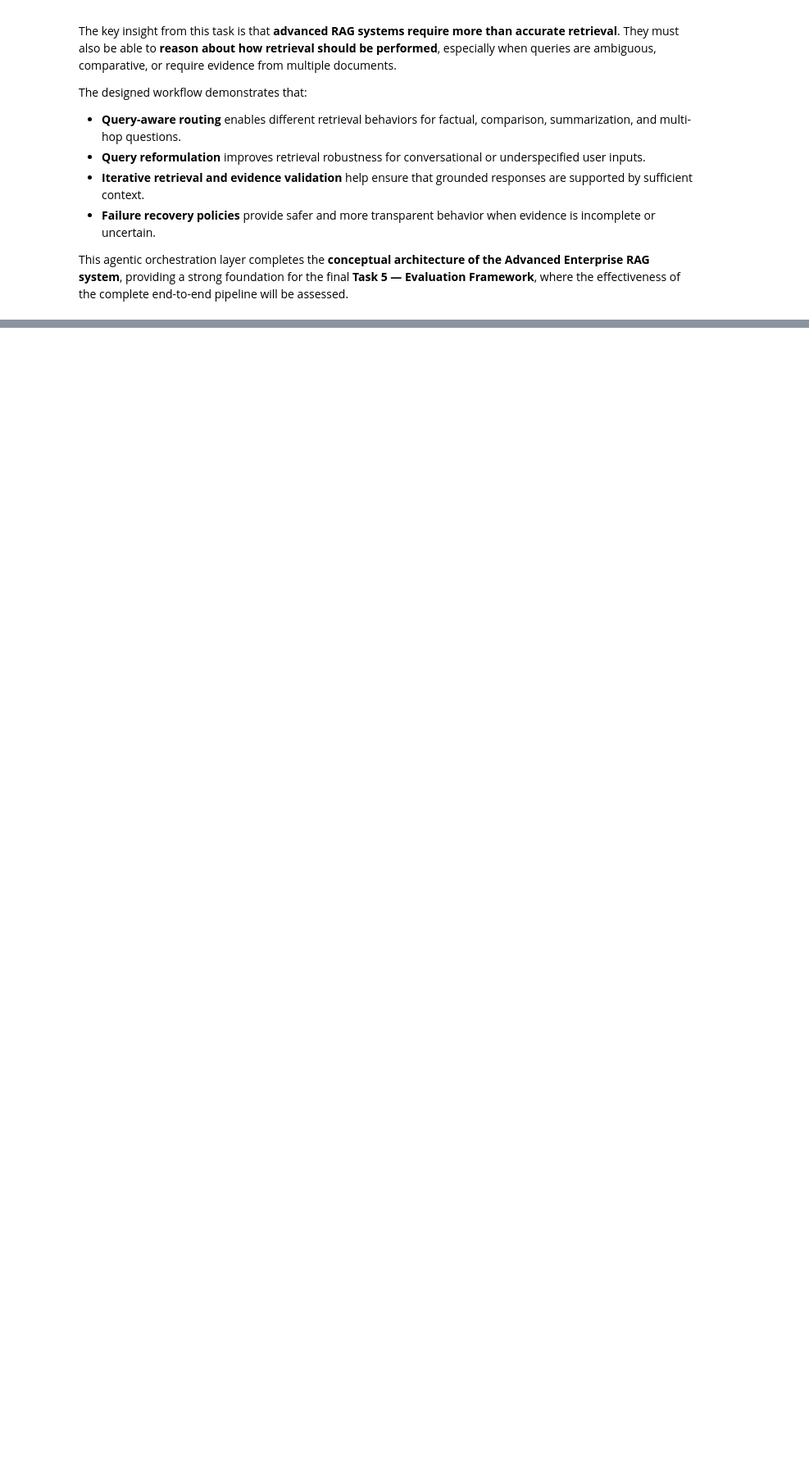
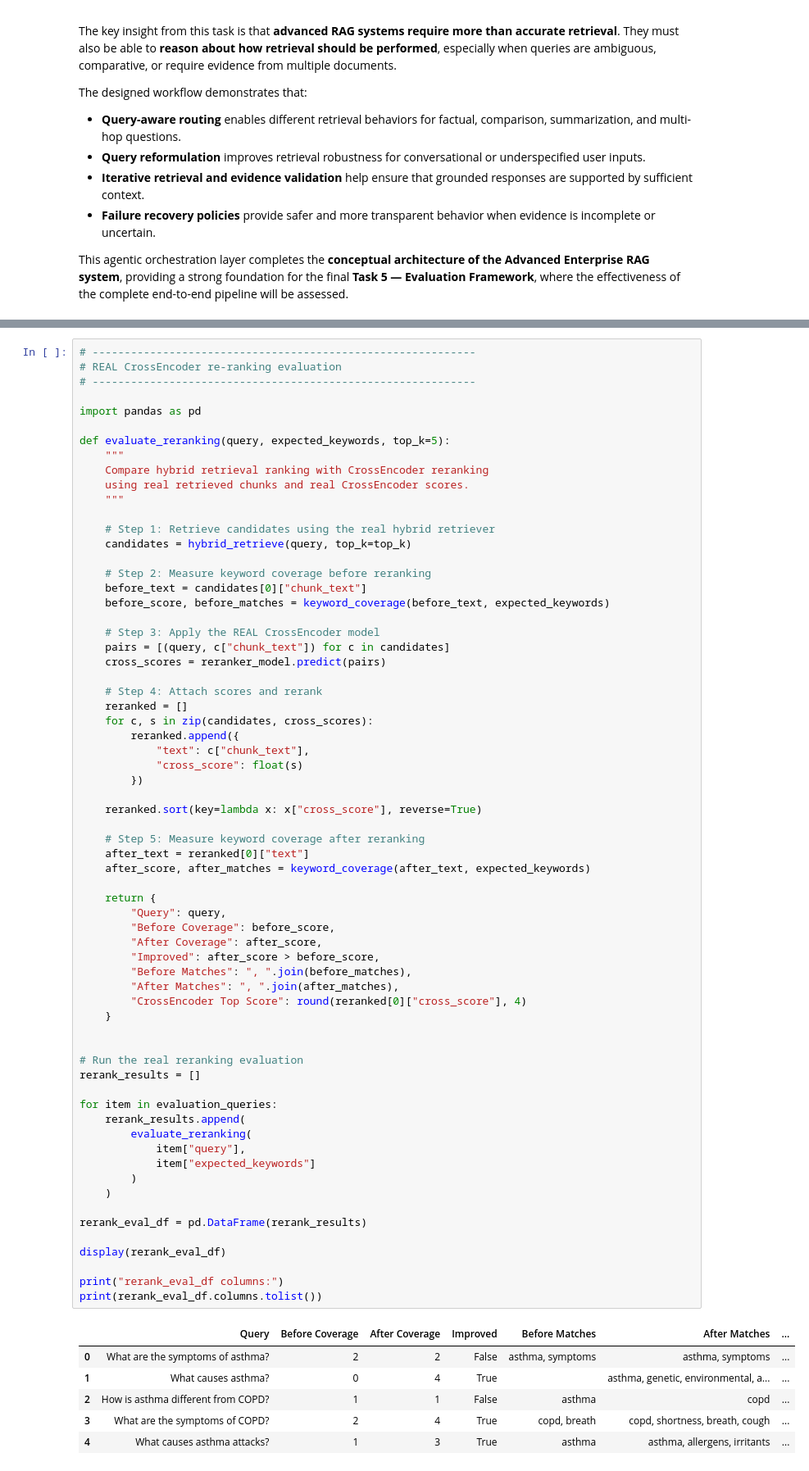
Before and after one commit to 2024ad05357/advanced-rag-enterprise, a Jupyter notebook: Advanced_Enterprise_RAG_Assignment.ipynb, the cells around one changed output, grey strips where cells are left out. Shown at 82% size. Drawn from its saved outputs; the diff is of its cells as text; blank space fills up the shorter version.

```diff
--- a/Advanced_Enterprise_RAG_Assignment.ipynb
+++ b/Advanced_Enterprise_RAG_Assignment.ipynb
@@ -1657,0 +1799,73 @@ This agentic orchestration layer completes the **conceptual architecture of the
+# %%
+# ------------------------------------------------------------
+# REAL CrossEncoder re-ranking evaluation
+# ------------------------------------------------------------
+
+import pandas as pd
+
+def evaluate_reranking(query, expected_keywords, top_k=5):
+    """
+    Compare hybrid retrieval ranking with CrossEncoder reranking
+    using real retrieved chunks and real CrossEncoder scores.
+    """
+
+    # Step 1: Retrieve candidates using the real hybrid retriever
+    candidates = hybrid_retrieve(query, top_k=top_k)
+
+    # Step 2: Measure keyword coverage before reranking
+    before_text = candidates[0]["chunk_text"]
+    before_score, before_matches = keyword_coverage(before_text, expected_keywords)
+
+    # Step 3: Apply the REAL CrossEncoder model
+    pairs = [(query, c["chunk_text"]) for c in candidates]
+    cross_scores = reranker_model.predict(pairs)
+
+    # Step 4: Attach scores and rerank
+    reranked = []
+    for c, s in zip(candidates, cross_scores):
+        reranked.append({
+            "text": c["chunk_text"],
+            "cross_score": float(s)
+        })
+
+    reranked.sort(key=lambda x: x["cross_score"], reverse=True)
+
+    # Step 5: Measure keyword coverage after reranking
+    after_text = reranked[0]["text"]
+    after_score, after_matches = keyword_coverage(after_text, expected_keywords)
+
+    return {
+        "Query": query,
+        "Before Coverage": before_score,
+        "After Coverage": after_score,
+        "Improved": after_score > before_score,
+        "Before Matches": ", ".join(before_matches),
+        "After Matches": ", ".join(after_matches),
+        "CrossEncoder Top Score": round(reranked[0]["cross_score"], 4)
+    }
+
+
+# Run the real reranking evaluation
+rerank_results = []
+
+for item in evaluation_queries:
+    rerank_results.append(
+        evaluate_reranking(
+            item["query"],
+            item["expected_keywords"]
+        )
+    )
+
+rerank_eval_df = pd.DataFrame(rerank_results)
+
+display(rerank_eval_df)
+
+print("rerank_eval_df columns:")
+print(rerank_eval_df.columns.tolist())
+# %% [output]
+|  | Query | Before Coverage | After Coverage | Improved | Before Matches | After Matches | ... |
+| 0 | What are the symptoms of asthma? | 2 | 2 | False | asthma, symptoms | asthma, symptoms | ... |
+| 1 | What causes asthma? | 0 | 4 | True |  | asthma, genetic, environmental, a... | ... |
+| 2 | How is asthma different from COPD? | 1 | 1 | False | asthma | copd | ... |
+| 3 | What are the symptoms of COPD? | 2 | 4 | True | copd, breath | copd, shortness, breath, cough | ... |
+| 4 | What causes asthma attacks? | 1 | 3 | True | asthma | asthma, allergens, irritants | ... |
```
Also changed, not shown: parts of 24 cells of this notebook.
